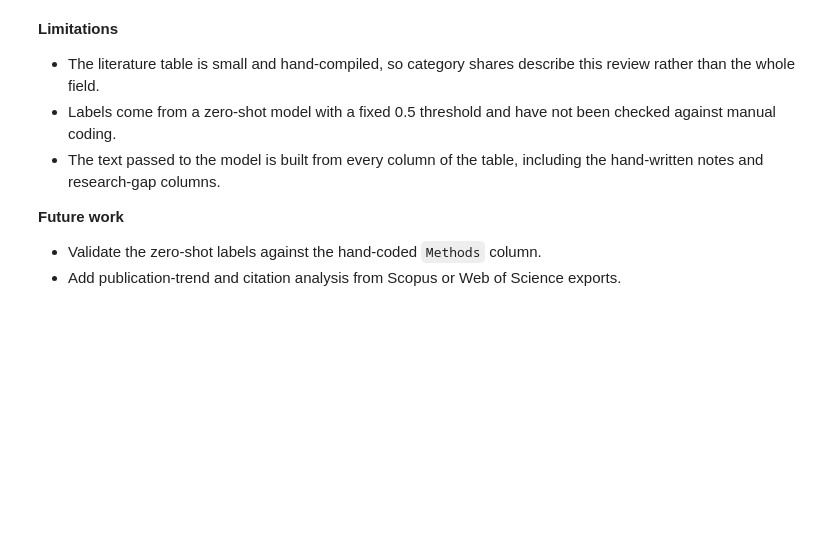
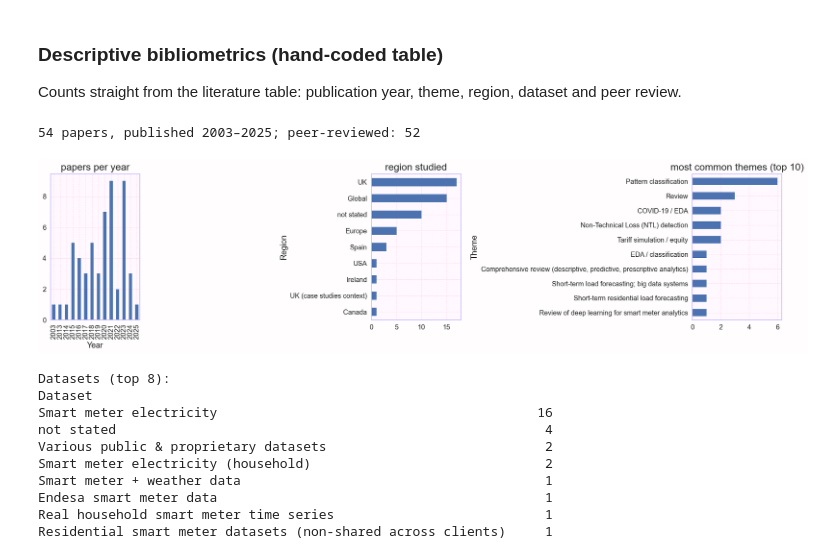
Before and after one commit to joshi-akanksha/Equitable-Energy-Load-Modeling, a Jupyter notebook: Bibliometric_Analyis.ipynb, the cells around one changed output. Drawn from its saved outputs; the diff is of its cells as text; code cells hidden in the pictures; blank space fills up the shorter version.

```diff
--- a/Bibliometric_Analyis.ipynb
+++ b/Bibliometric_Analyis.ipynb
@@ -628,9 +639,32 @@ category share (zero-shot):
-# %% [markdown]
-**Limitations**
-- The literature table is small and hand-compiled, so category shares describe this review rather than the whole field.
-- Labels come from a zero-shot model with a fixed 0.5 threshold and have not been checked against manual coding.
-- The text passed to the model is built from every column of the table, including the hand-written notes and research-gap columns.
-
-**Future work**
-- Validate the zero-shot labels against the hand-coded `Methods` column.
-- Add publication-trend and citation analysis from Scopus or Web of Science exports.
+# %% [markdown]
+### Descriptive bibliometrics (hand-coded table)
+
+Counts straight from the literature table: publication year, theme, region, dataset and peer review.
+# %%
+papers = pd.read_csv(INPUT_CSV).dropna(how="all").reset_index(drop=True)
+papers.columns = [c.strip() for c in papers.columns]
+papers = papers.replace("‑", "-", regex=True)   # non-breaking hyphens in the table -> plain hyphens
+print(f"{len(papers)} papers, published {int(papers['Year'].min())}–{int(papers['Year'].max())}; "
+      f"peer-reviewed: {(papers['PeerReviewed'] == 'Yes').sum()}")
+fig, axes = plt.subplots(1, 3, figsize=(17, 4.5))
+papers["Year"].astype(int).value_counts().sort_index().plot(kind="bar", ax=axes[0], title="papers per year")
+papers["Region"].replace("—", "not stated").value_counts().plot(kind="barh", ax=axes[1], title="region studied")
+papers["Theme"].value_counts().head(10).plot(kind="barh", ax=axes[2], title="most common themes (top 10)")
+for ax in axes[1:]:
+    ax.invert_yaxis()
+plt.tight_layout(); plt.show()
+print("\nDatasets (top 8):")
+print(papers["Dataset"].replace("—", "not stated").value_counts().head(8).to_string())
+# %% [output]
+54 papers, published 2003–2025; peer-reviewed: 52
+[figure, added]
+Datasets (top 8):
+Dataset
+Smart meter electricity                                         16
+not stated                                                       4
+Various public & proprietary datasets                            2
+Smart meter electricity (household)                              2
+Smart meter + weather data                                       1
+Endesa smart meter data                                          1
+Real household smart meter time series                           1
+Residential smart meter datasets (non-shared across clients)     1
```
Also changed, not shown: parts of 8 cells of this notebook.
